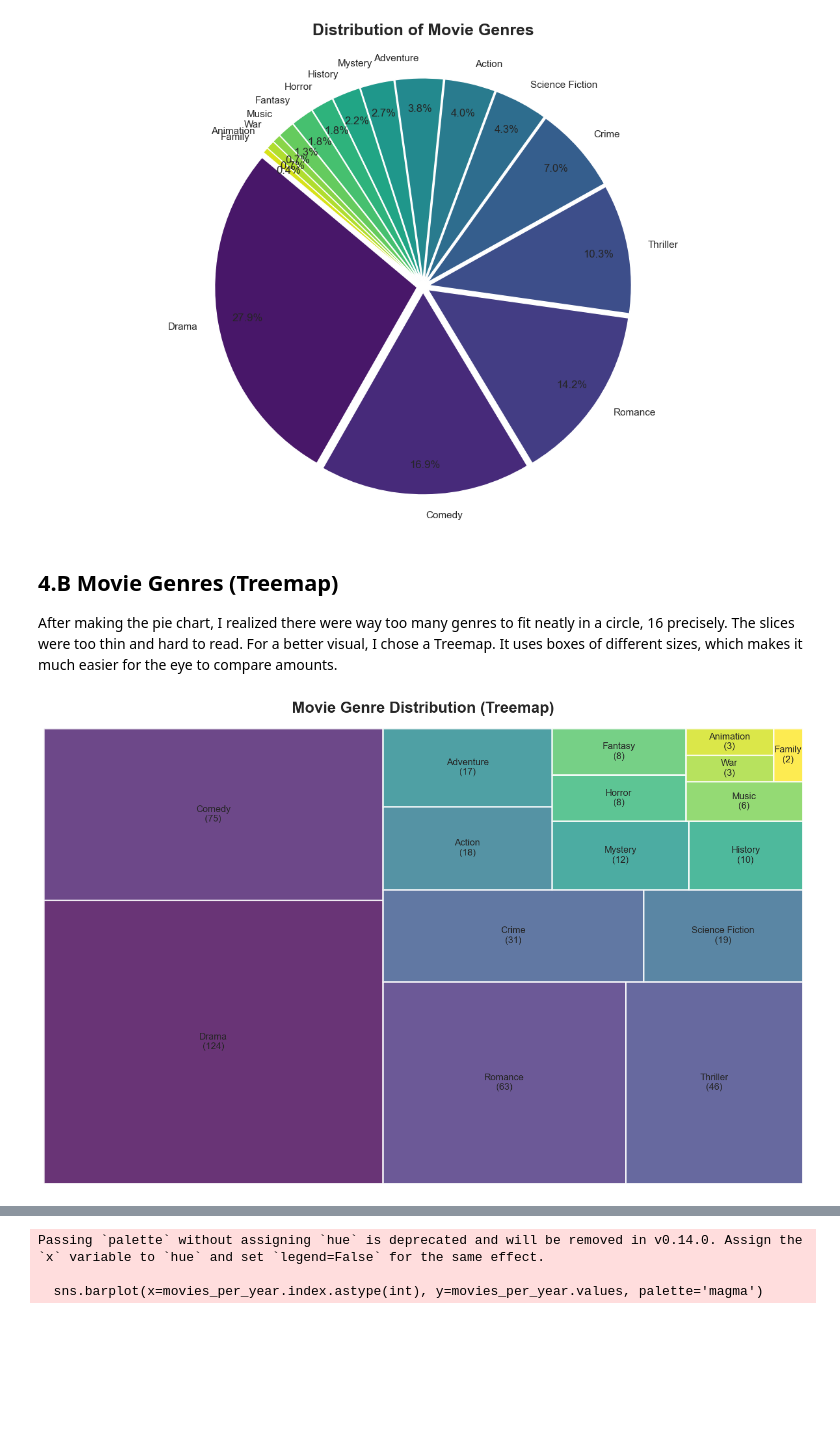
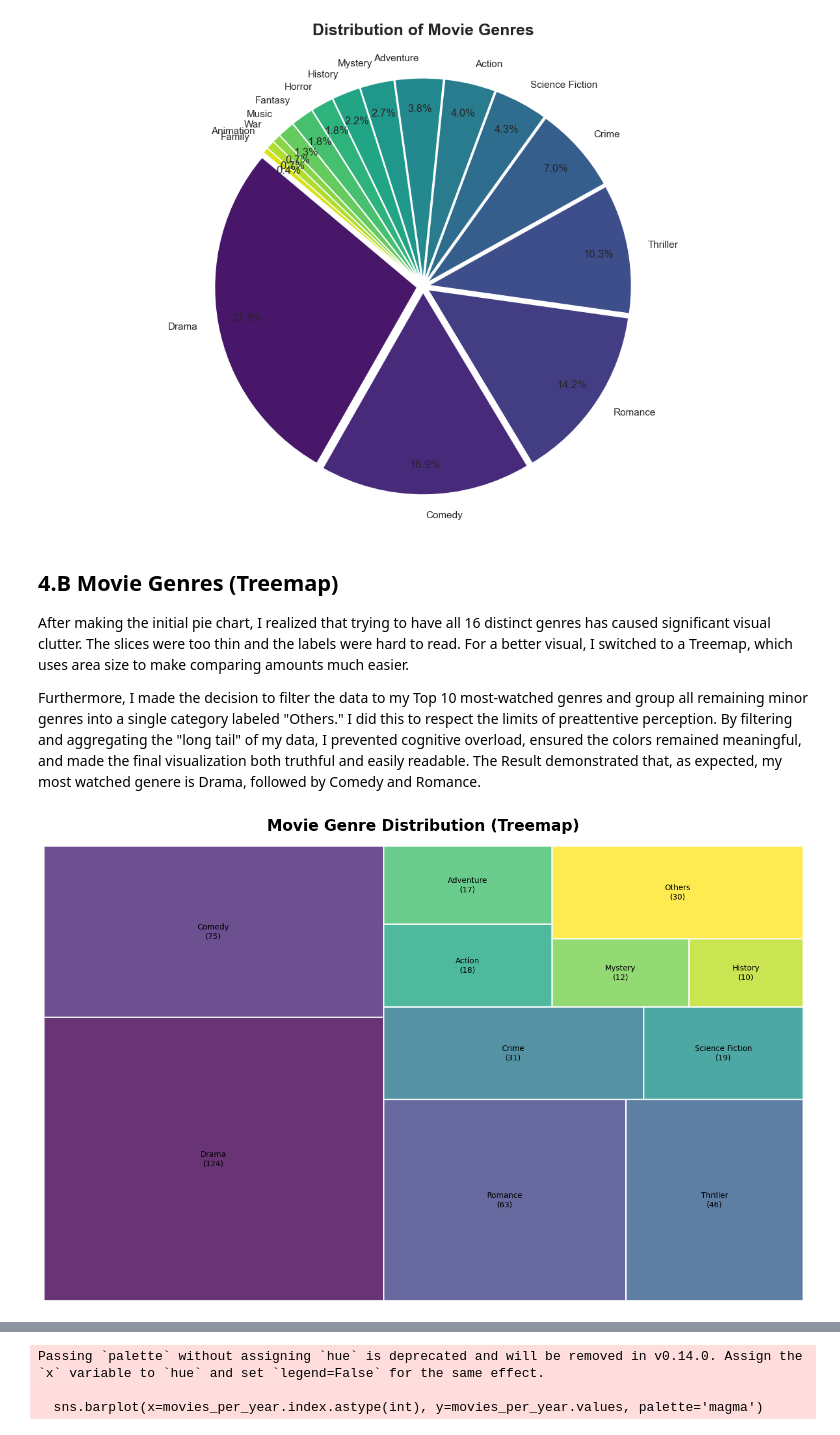
Before and after one commit to Maryamdadras/informoviz, a Jupyter notebook: informoviz.ipynb, the cells around one changed output, grey strips where cells are left out. Cells and saved outputs as stored; diff of their text form; code cells hidden in the pictures; blank space fills up the shorter version.

```diff
--- a/informoviz.ipynb
+++ b/informoviz.ipynb
@@ -193,38 +197,46 @@ plt.show()
 [figure]
 # %% [markdown]
 ## 4.B Movie Genres (Treemap)
-After making the pie chart, I realized there were way too many genres to fit neatly in a circle, 16 precisely. The slices were too thin and hard to read. For a better visual, I chose a Treemap. It uses boxes of different sizes, which makes it much easier for the eye to compare amounts.
+After making the initial pie chart, I realized that trying to have all 16 distinct genres has caused significant visual clutter. The slices were too thin and the labels were hard to read. For a better visual, I switched to a Treemap, which uses area size to make comparing amounts much easier.
+
+Furthermore, I made the decision to filter the data to my Top 10 most-watched genres and group all remaining minor genres into a single category labeled "Others." I did this to respect the limits of preattentive perception. By filtering and aggregating the "long tail" of my data, I prevented cognitive overload, ensured the colors remained meaningful, and made the final visualization both truthful and easily readable. The Result demonstrated that, as expected, my most watched genere is Drama, followed by Comedy and Romance.
 # %%
 
-
-#  Process the genres (split and explode)
+#Process genres
 df_genres = df[df['Genre'].notna() & (df['Genre'] != 'Unknown')].copy()
 genre_series = df_genres['Genre'].str.split(', ').explode()
-genre_counts = genre_series.value_counts()
 
-# Prepare labels and colors
-# combine the genre name and the count for the label
+#Get the full count
+all_counts = genre_series.value_counts()
+
+#Separate the Top 10 and the "Others"
+top_10 = all_counts.head(10)
+others_sum = all_counts.iloc[10:].sum()
+
+#Combine them into one series
+others_series = pd.Series({'Others': others_sum})
+genre_counts = pd.concat([top_10, others_series])
+
 labels = [f'{genre}\n({count})' for genre, count in zip(genre_counts.index, genre_counts.values)]
 colors = plt.cm.viridis(np.linspace(0, 1, len(genre_counts)))
 
 # Create the Treemap
 plt.figure(figsize=(14, 9))
-
 squarify.plot(
     sizes=genre_counts.values,
     label=labels,
     alpha=0.8,
     color=colors,
     edgecolor="white",
     linewidth=2
 )
 
 plt.title('Movie Genre Distribution (Treemap)', fontsize=20, fontweight='bold', pad=20)
 plt.axis('off')
 
 plt.tight_layout()
 plt.show()
 # %% [output]
-[figure, old version]
+[figure, new version]
 # %% [markdown]
 ## 5. My Movie Ratings
```
Also changed, not shown: parts of 29 cells of this notebook, 2 other files.
